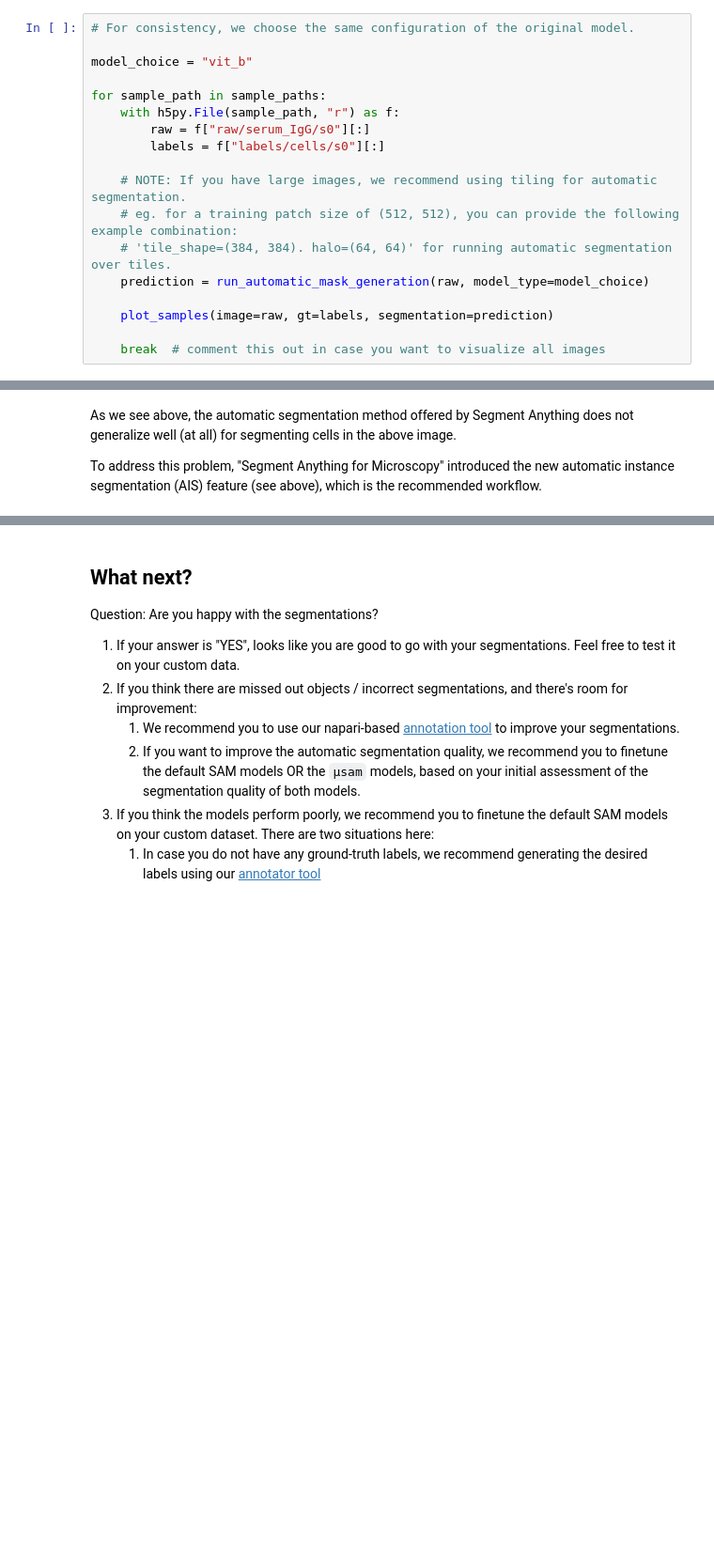
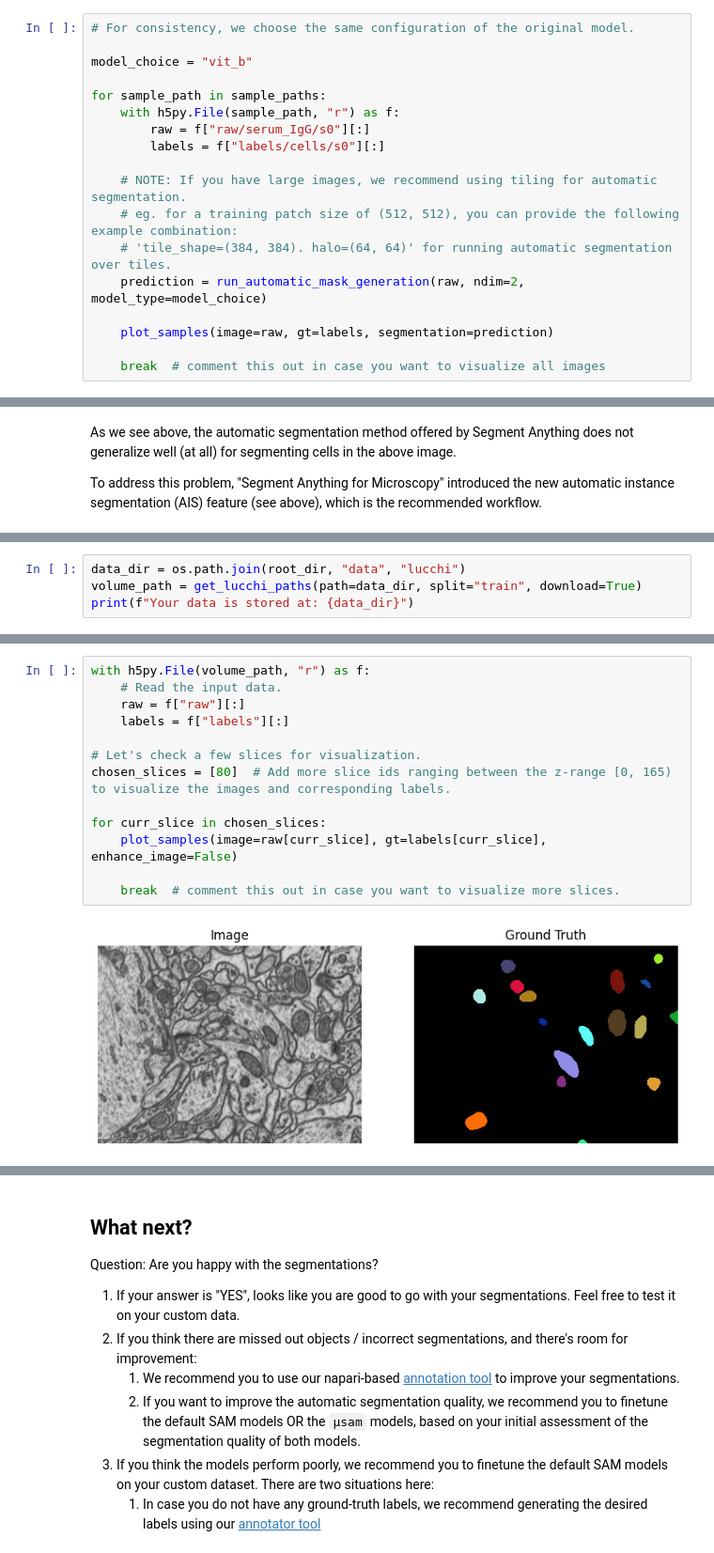
Before and after one commit to computational-cell-analytics/micro-sam, a Jupyter notebook: notebooks/automatic_segmentation.ipynb, the cells around one changed output, grey strips where cells are left out. Shown: that part at 94% size. Drawn from its saved outputs; the diff is of its cells as text; blank space fills up the shorter version.

```diff
--- a/notebooks/automatic_segmentation.ipynb
+++ b/notebooks/automatic_segmentation.ipynb
@@ -290,7 +291,7 @@ for sample_path in sample_paths:
     # NOTE: If you have large images, we recommend using tiling for automatic segmentation.
     # eg. for a training patch size of (512, 512), you can provide the following example combination:
     # 'tile_shape=(384, 384). halo=(64, 64)' for running automatic segmentation over tiles.
-    prediction = run_automatic_mask_generation(raw, model_type=model_choice)
+    prediction = run_automatic_mask_generation(raw, ndim=2, model_type=model_choice)
 
     plot_samples(image=raw, gt=labels, segmentation=prediction)
 
@@ -304,0 +308,4 @@ To address this problem, "Segment Anything for Microscopy" introduced the new au
+# %%
+data_dir = os.path.join(root_dir, "data", "lucchi")
+volume_path = get_lucchi_paths(path=data_dir, split="train", download=True)
+print(f"Your data is stored at: {data_dir}")
@@ -304,0 +319,15 @@ To address this problem, "Segment Anything for Microscopy" introduced the new au
+# %%
+with h5py.File(volume_path, "r") as f:
+    # Read the input data.
+    raw = f["raw"][:]
+    labels = f["labels"][:]
+
+# Let's check a few slices for visualization.
+chosen_slices = [80]  # Add more slice ids ranging between the z-range [0, 165) to visualize the images and corresponding labels.
+
+for curr_slice in chosen_slices:
+    plot_samples(image=raw[curr_slice], gt=labels[curr_slice], enhance_image=False)
+
+    break  # comment this out in case you want to visualize more slices.
+# %% [output]
+[figure, added]
```
Also changed, not shown: parts of 16 cells of this notebook.
